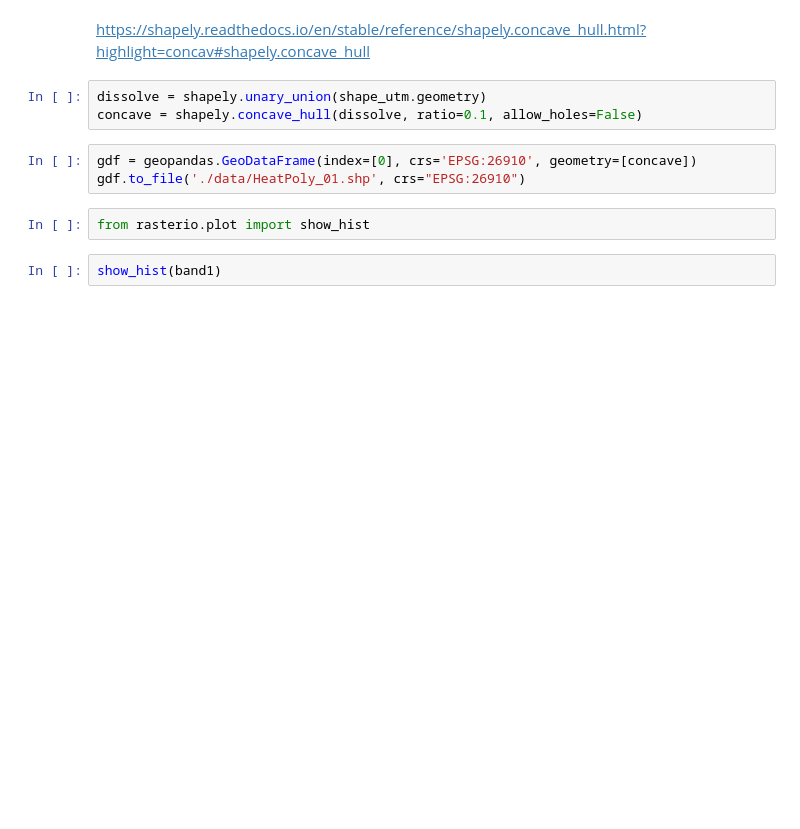
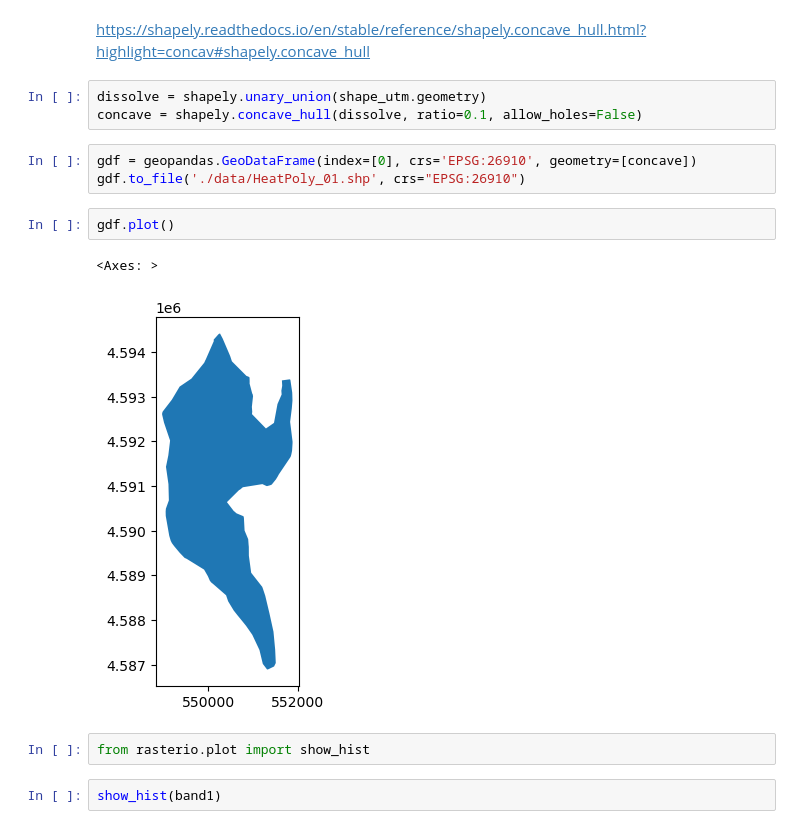
Before and after one commit to dotysan/GeoHack23-WildfirePerimeter, a Jupyter notebook: arno.ipynb, the cells around one changed output. Saved outputs shown, nothing was run; the diff lists cells and outputs as text; blank space fills up the shorter version.

```diff
--- a/arno.ipynb
+++ b/arno.ipynb
@@ -149,6 +148,11 @@ concave = shapely.concave_hull(dissolve, ratio=0.1, allow_holes=False)
 # %%
 gdf = geopandas.GeoDataFrame(index=[0], crs='EPSG:26910', geometry=[concave])
 gdf.to_file('./data/HeatPoly_01.shp', crs="EPSG:26910")
+# %%
+gdf.plot()
+# %% [output]
+<Axes: >
+[figure, added]
 # %%
 from rasterio.plot import show_hist
 # %%
```
Also changed, not shown: parts of 1 cell of this notebook.
